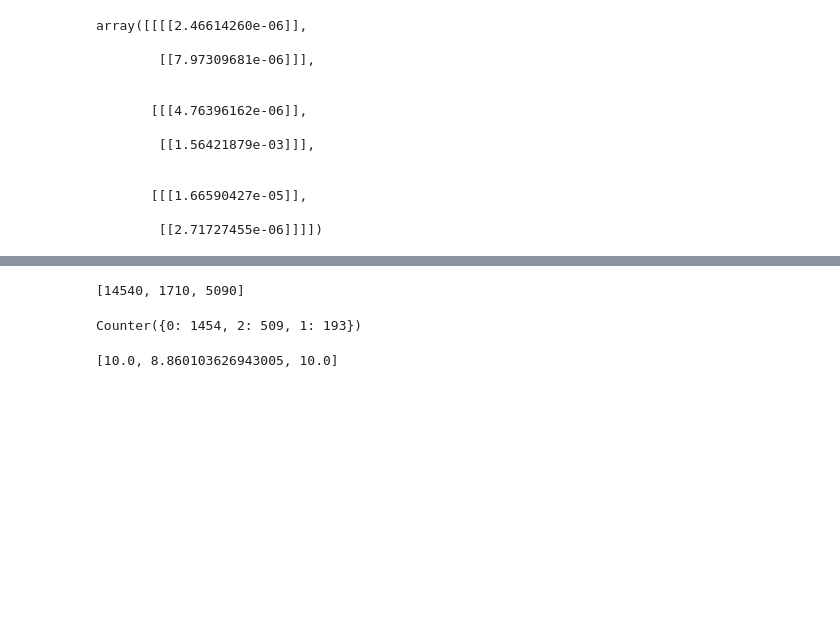
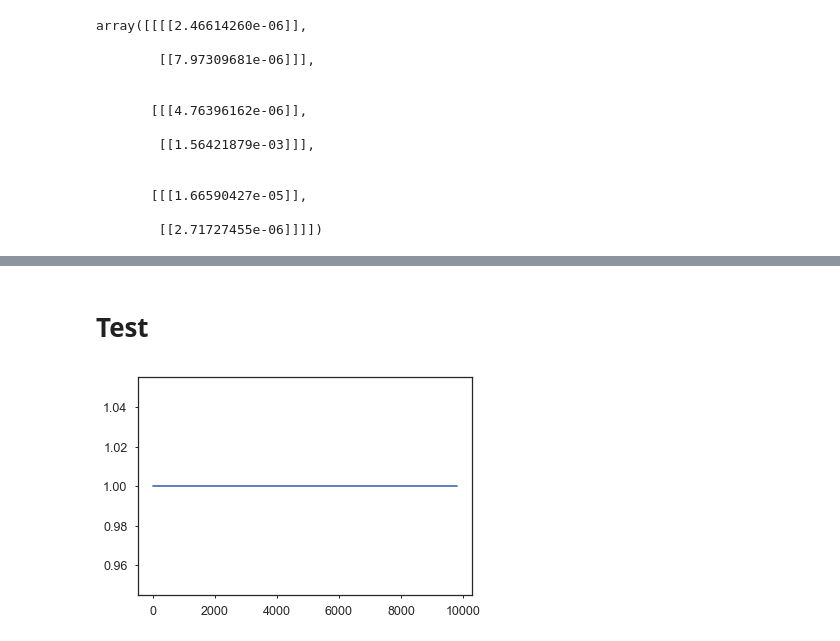
Before and after one commit to yasirabd/gmmhmm-bearing, a Jupyter notebook: GMMHMM HMMLEARN NASA.ipynb, the cells around one changed output, grey strips where cells are left out. Saved outputs shown, nothing was run; the diff lists cells and outputs as text; code cells hidden in the pictures; blank space fills up the shorter version.

```diff
--- a/GMMHMM HMMLEARN NASA.ipynb
+++ b/GMMHMM HMMLEARN NASA.ipynb
@@ -181,0 +277,4 @@ ax.set(xlabel='Time')
+# %%
+# drop row index 9820 dan 9830
+data2 = data2.drop([9820, 9830])
+data2.tail()
@@ -182,12 +291,33 @@ ax.set(xlabel='Time')
+# %%
+# data train
+data_train1 = data1.copy()
+data_train2 = data2[[0, 2, 3]].copy()
+# data_train3 = data3.copy()
+
+# data test
+data_test = data2[[1]]
 # %% [markdown]
 # Train GMMHMM Model with HMMLearn
 # %%
 list_model = []
-for channel in data1:
+
+for channel in data_train1:
     model = hmm.GMMHMM(n_components=3, n_mix=2, covariance_type="full", n_iter=1000, random_state=42, tol=1e-5, verbose=True)
-    model.fit(data1[channel].values.reshape(-1, 1))
-    logprob = model.score(data1[channel].values.reshape(-1, 1))
+    model.fit(data_train1[channel].values.reshape(-1, 1))
+    logprob = model.score(data_train1[channel].values.reshape(-1, 1))
     list_model.append([model, logprob])
+
+for channel in data_train2:
+    model = hmm.GMMHMM(n_components=3, n_mix=2, covariance_type="full", n_iter=1000, random_state=42, tol=1e-5, verbose=True)
+    model.fit(data_train2[channel].values.reshape(-1, 1))
+    logprob = model.score(data_train2[channel].values.reshape(-1, 1))
+    list_model.append([model, logprob])
+
+# for channel in data_train3:
+#     model = hmm.GMMHMM(n_components=3, n_mix=2, covariance_type="full", n_iter=1000, random_state=30, tol=1e-5, verbose=True)
+#     model.fit(data_train3[channel].values.reshape(-1, 1))
+#     logprob = model.score(data_train3[channel].values.reshape(-1, 1))
+#     list_model.append([model, logprob])
 # %% [output]
          1        4666.1368             +nan
          2        6460.7413       +1794.6046
@@ -330,24 +412,0 @@ plt.show()
-# %%
-duration = [0, 0, 0]
-
-state_pred = model_tobon.predict(data1[1].values.reshape(-1, 1))
-time = data1.index.values
-
-for index, state in enumerate(state_pred):
-    if index < len(state_pred)-1:
-        if state == 0:
-            duration[0] = duration[0] + (time[index+1] - time[index])
-        elif state == 1:
-            duration[1] = duration[1] + (time[index+1] - time[index])
-        elif state == 2:
-            duration[2] = duration[2] + (time[index+1] - time[index])
-    else:
-        if state == 0:
-            duration[0] = duration[0] + (time[index] - time[index-1])
-        elif state == 1:
-            duration[1] = duration[1] + (time[index] - time[index-1])
-        elif state == 2:
-            duration[2] = duration[2] + (time[index] - time[index-1])
-print(duration)
-# %% [output]
-[14540, 1710, 5090]
@@ -356,12 +413,10 @@ from collections import Counter
-# %%
-cnt = Counter()
-for state in state_pred:
-    cnt[state] += 1
-print(cnt)
-# %% [output]
-Counter({0: 1454, 2: 509, 1: 193})
-# %%
-mean_duration = [duration[0]/cnt[0], duration[1]/cnt[1], duration[2]/cnt[2]]
-mean_duration
-# %% [output]
-[10.0, 8.860103626943005, 10.0]
+# %% [markdown]
+# Test
+# %%
+# mendefinisikan data x y graph
+x = data_train2.index
+y = model.predict(data_test.values.reshape(-1, 1))
+plt.plot(x, y)
+plt.show()
+# %% [output]
+[figure, added]
```
Also changed, not shown: parts of 31 cells of this notebook, 1 other file.
